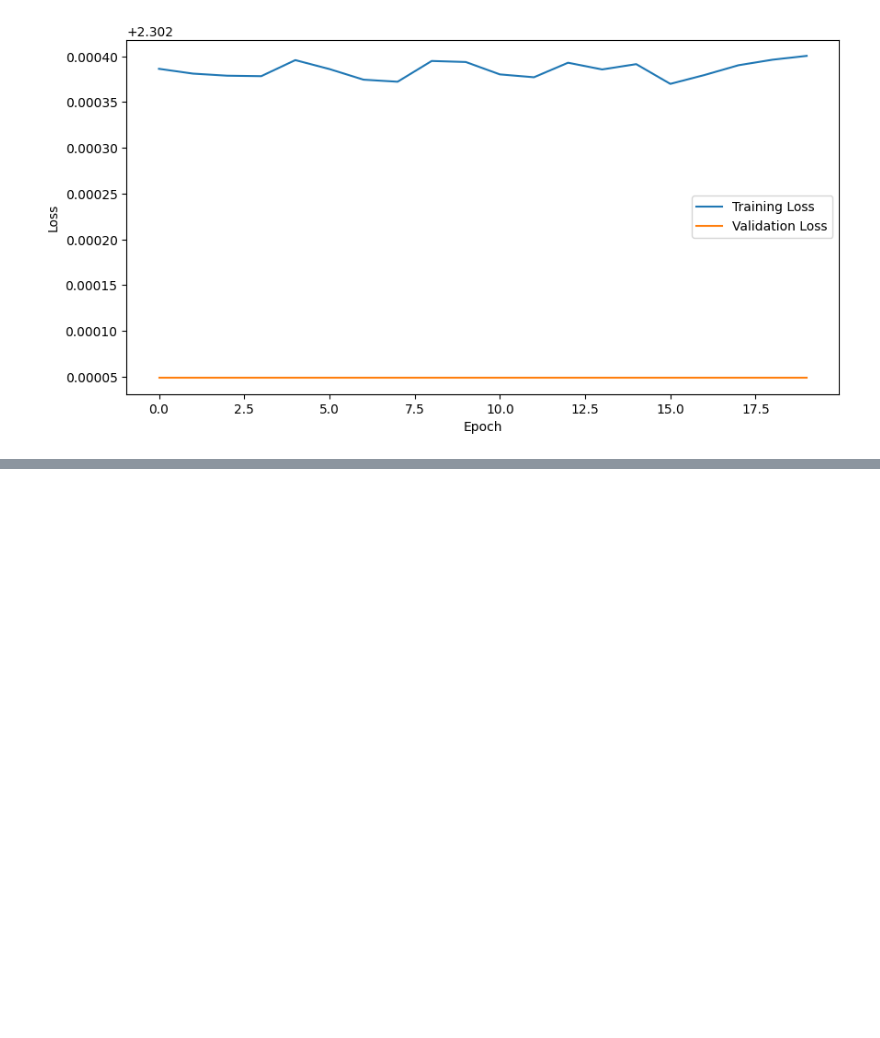
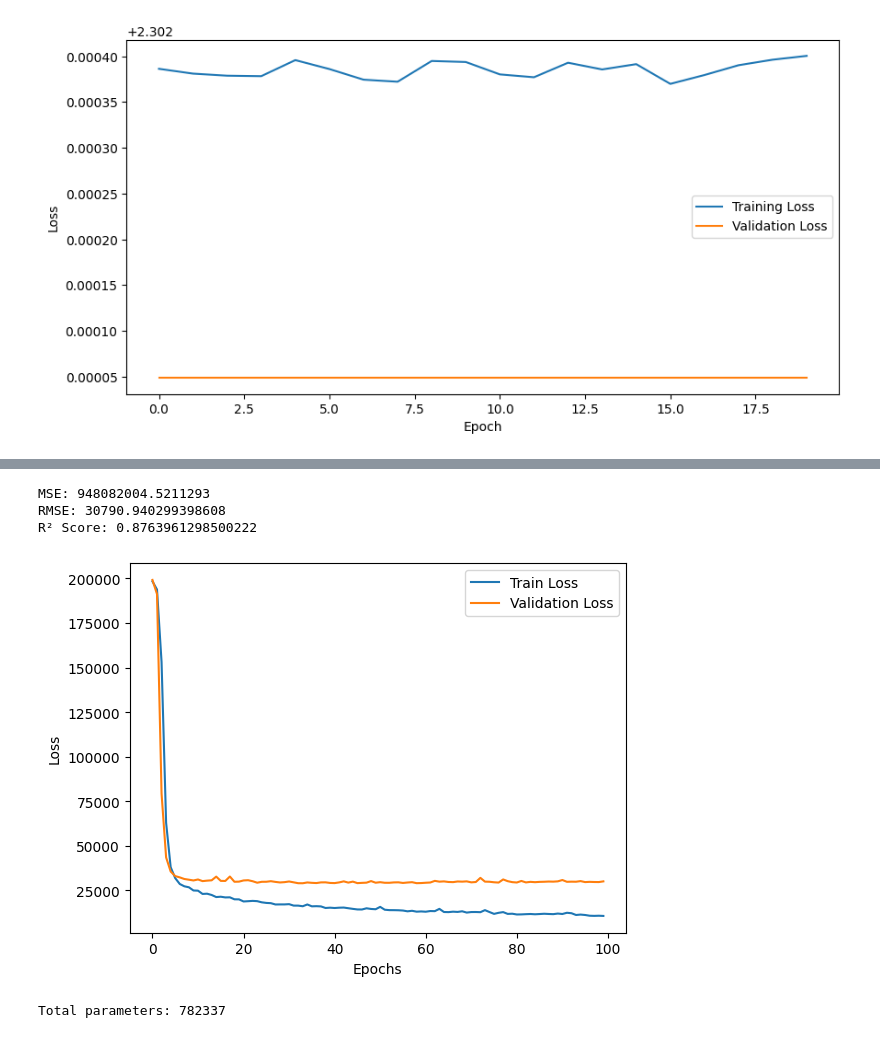
Before and after one commit to UmaNagirireddi/RTML, a Jupyter notebook: Rtml_1.ipynb, the cells around one changed output, grey strips where cells are left out. Cells and saved outputs as stored; diff of their text form; code cells hidden in the pictures; blank space fills up the shorter version.

```diff
--- a/Rtml_1.ipynb
+++ b/Rtml_1.ipynb
@@ -349,0 +623,26 @@ from sklearn.metrics import r2_score
+# %%
+class MLP_extended(nn.Module):
+    def __init__(self, input_size):
+        super(MLP_extended, self).__init__()
+        self.fc1, self.fc2, self.fc3, self.fc4, self.fc5, self.fc6 = (
+            nn.Linear(input_size, 1024),
+            nn.Linear(1024, 512),
+            nn.Linear(512, 256),
+            nn.Linear(256, 128),
+            nn.Linear(128, 64),
+            nn.Linear(64, 1)
+        )
+        self.relu = nn.ReLU()
+
+    def forward(self, x):
+        x = self.fc6(self.relu(self.fc5(self.relu(self.fc4(self.relu(self.fc3(self.relu(self.fc2(self.relu(self.fc1(x)))))))))))
+        return x
+# %%
+# Model initialization
+model = MLP_extended(X_train_tensor.shape[1])
+criterion = nn.MSELoss()
+optimizer = optim.Adam(model.parameters(), lr=0.001)
+
+# Training loop
+num_epochs = 100
+train_losses, val_losses = [], []
@@ -349,0 +698,25 @@ from sklearn.metrics import r2_score
+# %%
+model.eval()
+y_pred, y_true = [], []
+
+with torch.no_grad():
+    for X_batch, y_batch in val_loader:
+        output = model(X_batch)
+        y_pred.extend(output.view(-1).tolist())
+        y_true.extend(y_batch.view(-1).tolist())
+
+mse, rmse, r2 = mean_squared_error(y_true, y_pred), mean_squared_error(y_true, y_pred) ** 0.5, r2_score(y_true, y_pred)
+
+print(f'MSE: {mse}\nRMSE: {rmse}\nR² Score: {r2}')
+
+plt.plot(train_losses, label='Train Loss'); plt.plot(val_losses, label='Validation Loss'); plt.xlabel('Epochs'); plt.ylabel('Loss'); plt.legend(); plt.show()
+
+total_params = sum(p.numel() for p in model.parameters())
+print(f'Total parameters: {total_params}')
+torch.save(model, 'model_complete.pth')
+# %% [output]
+MSE: 948082004.5211293
+RMSE: 30790.940299398608
+R² Score: 0.8763961298500222
+[figure, added]
+Total parameters: 782337
```
Also changed, not shown: parts of 18 cells of this notebook.
